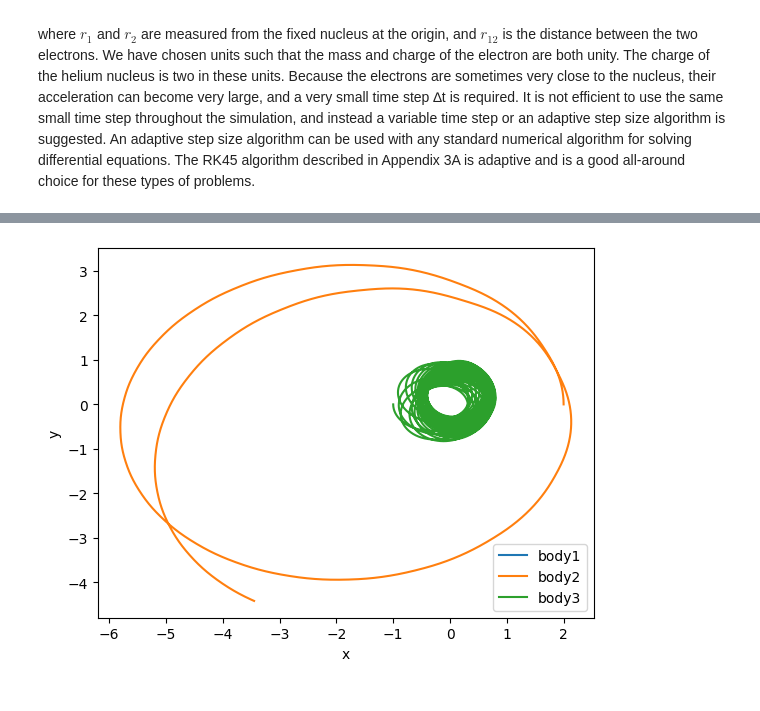
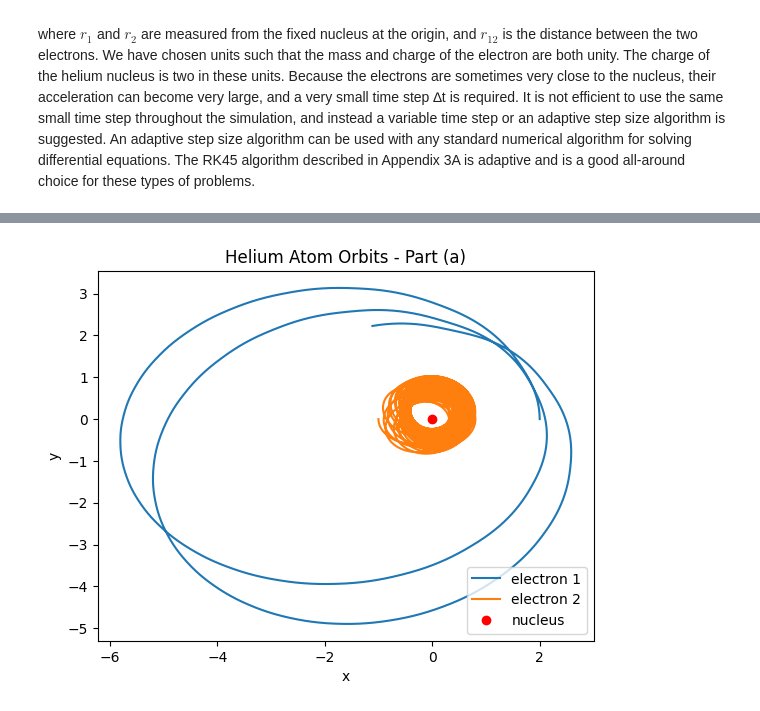
Before and after one commit to cake-dev/SimClass, a Jupyter notebook: project/project1_helium.ipynb, the cells around one changed output, grey strips where cells are left out. Drawn from its saved outputs; the diff is of its cells as text; code cells hidden in the pictures.

Commit message:
helium

```diff
--- a/project/project1_helium.ipynb
+++ b/project/project1_helium.ipynb
@@ -40,0 +51,15 @@ all-around choice for these types of problems.
+# %%
+# new force function for helium
+def helium_force(m1, m2, g, r_vec):
+    '''
+    Calculate force between particles in helium atom
+    m1, m2: charges (-1 for electrons, 2 for nucleus)
+    r_vec: vector from m2 to m1
+    Returns force vector on m1 due to m2
+    '''
+    r_hat = np.linalg.norm(r_vec)
+    if r_hat == 0:  # Prevent division by zero
+        return np.zeros_like(r_vec)
+    # Coulomb force: F = q1*q2*r_vec/r^3
+    # Units chosen where |F| = 1/r^2 between electrons
+    return m1 * m2 * r_vec / (r_hat**3)
@@ -41,18 +98,33 @@ all-around choice for these types of problems.
 # %%
 y0 = helium_1
-p  = p_he
-dt = .01
-t_span = [0,100]
+p_he = {'m':array([2,-1,-1]),'G':1,'dimension':2,'force':helium_force,'fix_first':True}
+dt = .001
+t_span = [0,10]
 d=2
 
 atol = 1e-10
 rtol = 1e-14
 
+def part_a():
+    y0 = np.array([0, 0, 2, 0, -1, 0, 0, 0, 0, 0.95, 0, -1])  # body 1 is our fixed nucleus
+    t_span = [0, 100]
+    dt = 0.001
+
+    t_s,y = solve_ode_RK45(n_body_helium,t_span, y0, RK45, args=(p_he,),atol=atol,rtol=rtol,first_step=dt)
+    plt.plot(y[:, 2], y[:, 3], label='electron 1')
+    plt.plot(y[:, 4], y[:, 5], label='electron 2')
+    plt.plot([0], [0], 'ro', label='nucleus')
+    plt.xlabel('x')
+    plt.ylabel('y')
+    plt.legend()
+    plt.title('Helium Atom Orbits - Part (a)')
+    plt.show()
+
 start_t = time.time()
-t_s,y = solve_ode_RK45(n_body,t_span, y0, RK45, args=(p,),atol=atol,rtol=rtol,first_step=dt)
+part_a()
 end_t = time.time()
 print("Time Elapsed = %4.3f seconds."%(end_t-start_t))
-plot_3body(y)
+# plot_3body(y)
 # anim = show_anim(t_s,y)
 # HTML(anim.to_html5_video())
 # plt.style.use("seaborn-v0_8")
@@ -68 +139 @@ Time Elapsed = 5.181 seconds.
-[figure, old version]
+[figure, new version]
```
Also changed, not shown: parts of 5 cells of this notebook, 3 other files.
